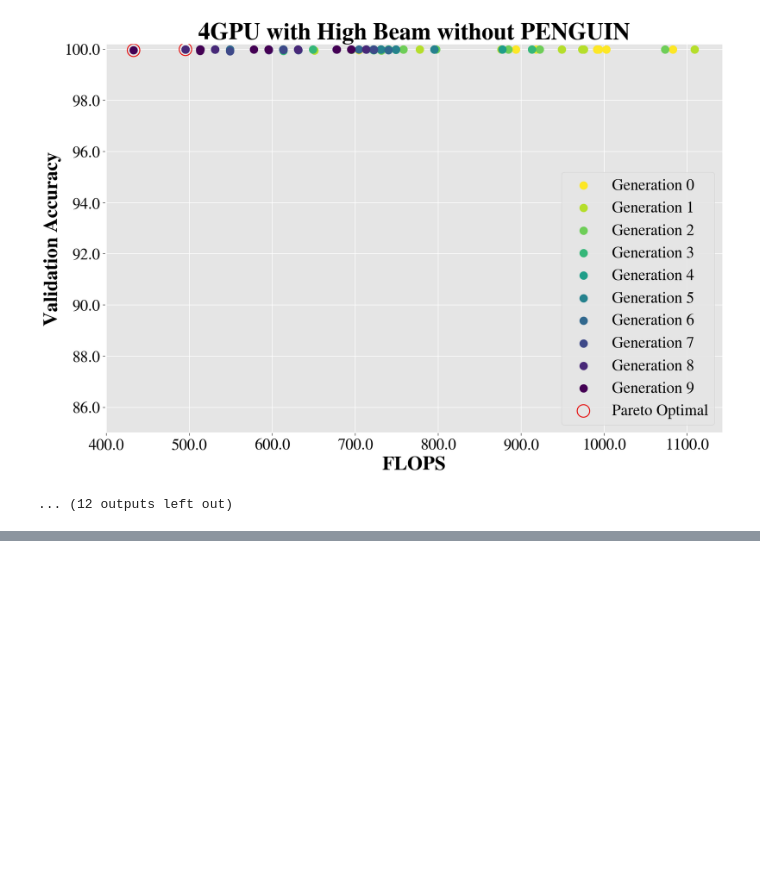
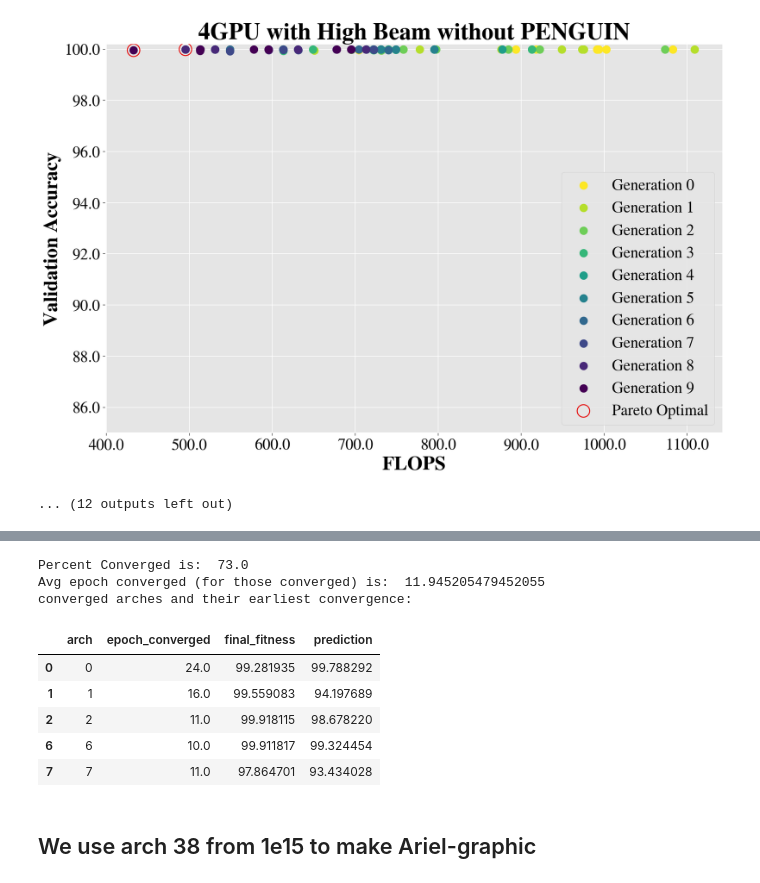
Before and after one commit to TauferLab/Reproducibility_A4NN_ICPP23, a Jupyter notebook: paper_analysis.ipynb, the cells around one changed output, grey strips where cells are left out. Cells and saved outputs as stored; diff of their text form; code cells hidden in the pictures; blank space fills up the shorter version.

```diff
--- a/paper_analysis.ipynb
+++ b/paper_analysis.ipynb
@@ -531,0 +546,14 @@ print("Variance of PENGUIN length in epoch:", res)
+# %%
+def get_epoch_converged(arch_df):
+    sorted_by_epoch = arch_df.sort_values('epoch')
+    try:
+        converged = sorted_by_epoch[sorted_by_epoch.converged==True].iloc[0]
+        # print(converged)
+        return pd.Series({'epoch_converged': converged['epoch'], 'final_fitness': sorted_by_epoch['val_accs'].iloc[-1], 'prediction':converged['predictions']})
+    except:
+        # print(arch_df.iloc[-1])
+        return pd.Series({'epoch_converged': np.inf, 'final_fitness': sorted_by_epoch['val_accs'].iloc[-1], 'prediction':None})
+
+by_arch = df.groupby('arch')
+where_converged = by_arch.apply(get_epoch_converged).reset_index()
+print(where_converged.sort_values('epoch_converged', ascending=True).iloc[20:40])
@@ -531,0 +578,22 @@ print("Variance of PENGUIN length in epoch:", res)
+# %%
+percent_converged = len(where_converged[where_converged.epoch_converged!=np.inf].index) / len(where_converged.index) * 100
+print("Percent Converged is: ", percent_converged)
+
+mean = where_converged[where_converged.epoch_converged!=np.inf].epoch_converged.mean()
+print("Avg epoch converged (for those converged) is: ", mean)
+
+print("converged arches and their earliest convergence:")
+only_converged_arches = pd.DataFrame(where_converged.loc[where_converged.epoch_converged!=np.inf,:])
+only_converged_arches.head()
+# %% [output]
+Percent Converged is:  73.0
+Avg epoch converged (for those converged) is:  11.945205479452055
+converged arches and their earliest convergence:
+|  | arch | epoch_converged | final_fitness | prediction |
+| 0 | 0 | 24.0 | 99.281935 | 99.788292 |
+| 1 | 1 | 16.0 | 99.559083 | 94.197689 |
+| 2 | 2 | 11.0 | 99.918115 | 98.678220 |
+| 6 | 6 | 10.0 | 99.911817 | 99.324454 |
+| 7 | 7 | 11.0 | 97.864701 | 93.434028 |
+# %% [markdown]
+## We use arch 38 from 1e15 to make Ariel-graphic
```
Also changed, not shown: parts of 6 cells of this notebook.
